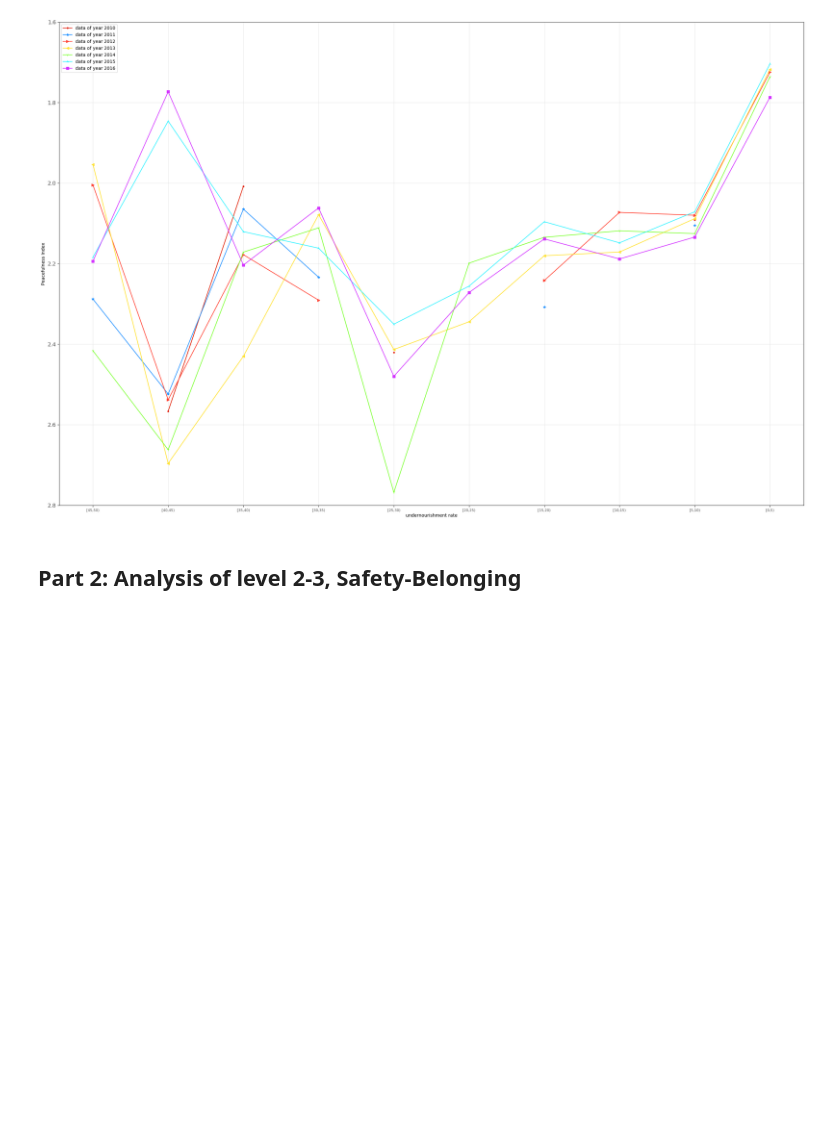
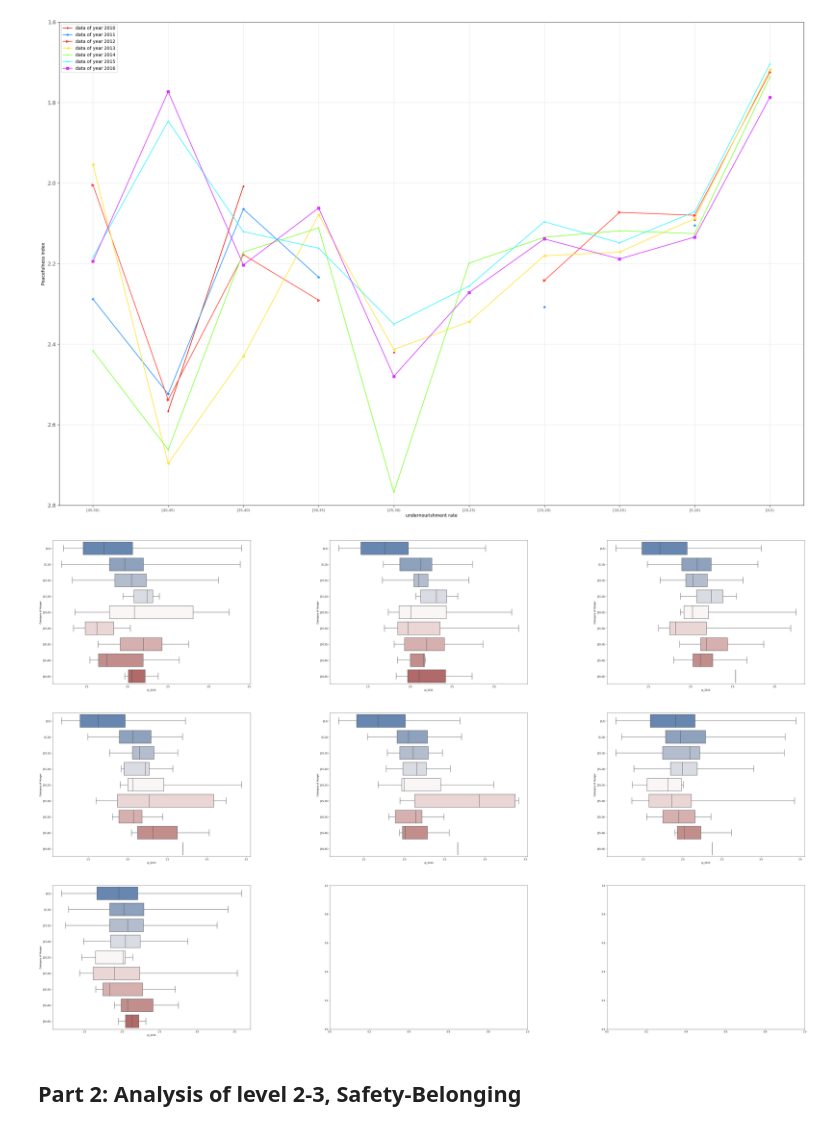
Before and after one commit to winwowin/Final_Project, a Jupyter notebook: 590PR_Final_WinYaoPhil.ipynb, the cells around one changed output. Drawn from its saved outputs; the diff is of its cells as text; code cells hidden in the pictures; blank space fills up the shorter version.

```diff
--- a/590PR_Final_WinYaoPhil.ipynb
+++ b/590PR_Final_WinYaoPhil.ipynb
@@ -363,7 +385,7 @@ def Analysis_first_two_level(hunger, peace):
                 new_y = np.delete(y,j)
         x_list.append(new_x)
         y_list.append(new_y)
-    return x_list, y_list
+    return x_list, y_list, df_level1
 # %%
 %matplotlib inline
 import matplotlib.pyplot as plt
@@ -388,7 +410,7 @@ def plot(x_list, y_list):
     plt.gca().invert_xaxis()
     plt.show()
 # %%
-x_list, y_list = Analysis_first_two_level(hunger, peace)
+x_list, y_list, df_level1 = Analysis_first_two_level(hunger, peace)
 # %%
 plot(x_list, y_list)
 # %% [output]
@@ -471,3 +538,7 @@ plot_cat(x_list, y_list)
+# %%
+Box_plot_level12(df_level1)
+# %% [output]
+[figure, added]
 # %% [markdown]
 ## Part 2: Analysis of level 2-3, Safety-Belonging
 # %%
```
Also changed, not shown: parts of 27 cells of this notebook.
